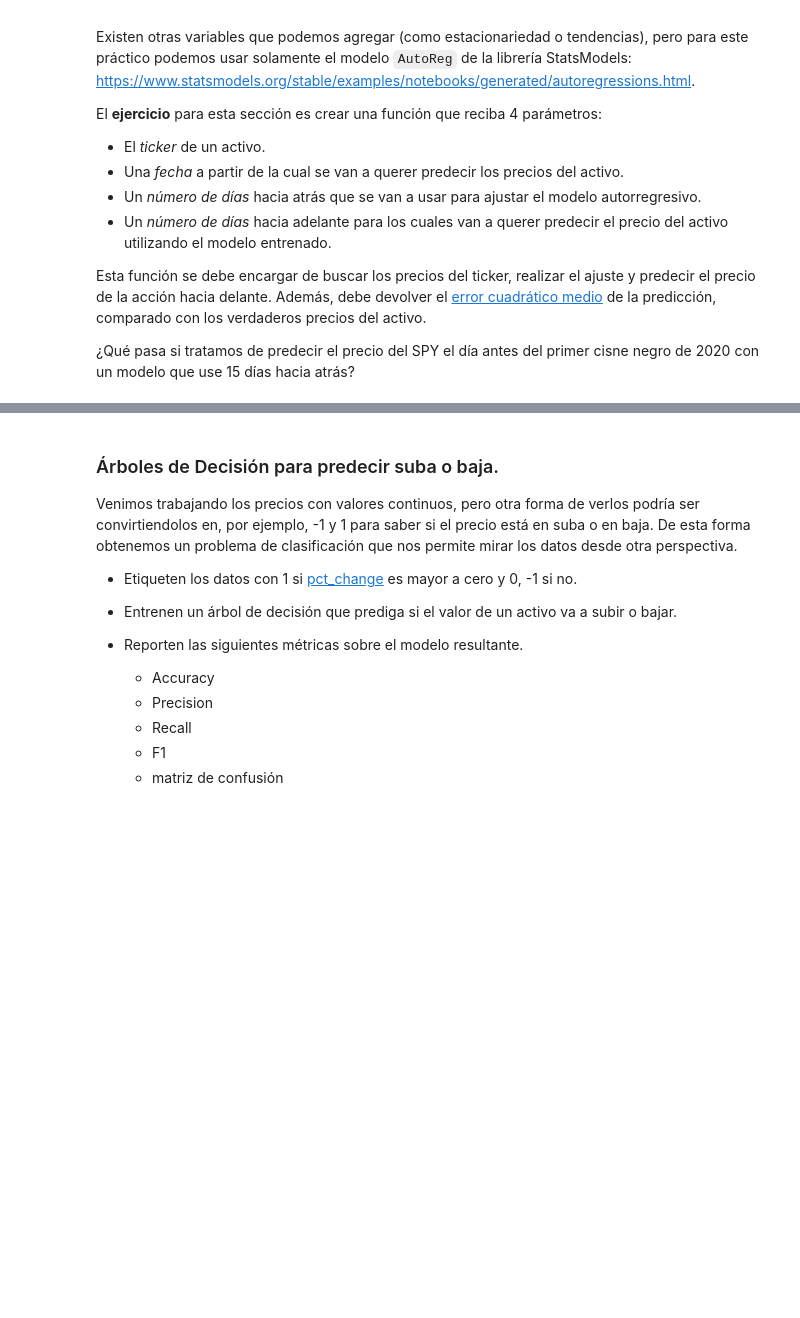
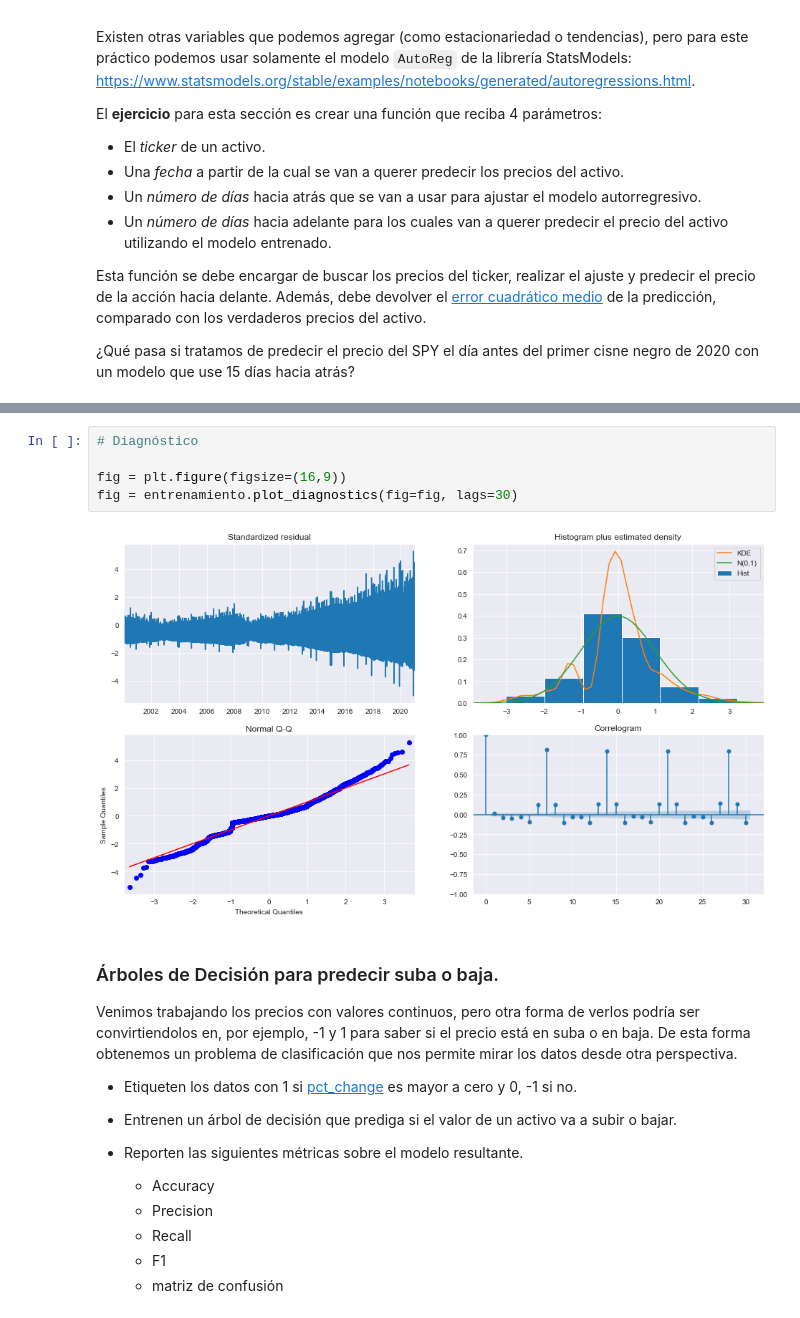
Before and after one commit to exsantucho/MLBolsaMentoria2021, a Jupyter notebook: Práctico 3 - Introducción al Aprendizaje Automático.ipynb, the cells around one changed output, grey strips where cells are left out. Cells and saved outputs as stored; diff of their text form; blank space fills up the shorter version.

```diff
--- a/Práctico 3 - Introducción al Aprendizaje Automático.ipynb
+++ b/Práctico 3 - Introducción al Aprendizaje Automático.ipynb
@@ -353,3 +477,10 @@ Esta función se debe encargar de buscar los precios del ticker, realizar el aju
+# %%
+# Diagnóstico
+
+fig = plt.figure(figsize=(16,9))
+fig = entrenamiento.plot_diagnostics(fig=fig, lags=30)
+# %% [output]
+[figure, added]
 # %% [markdown]
 ### Árboles de Decisión para predecir suba o baja.
 
```
Also changed, not shown: parts of 19 cells of this notebook.
